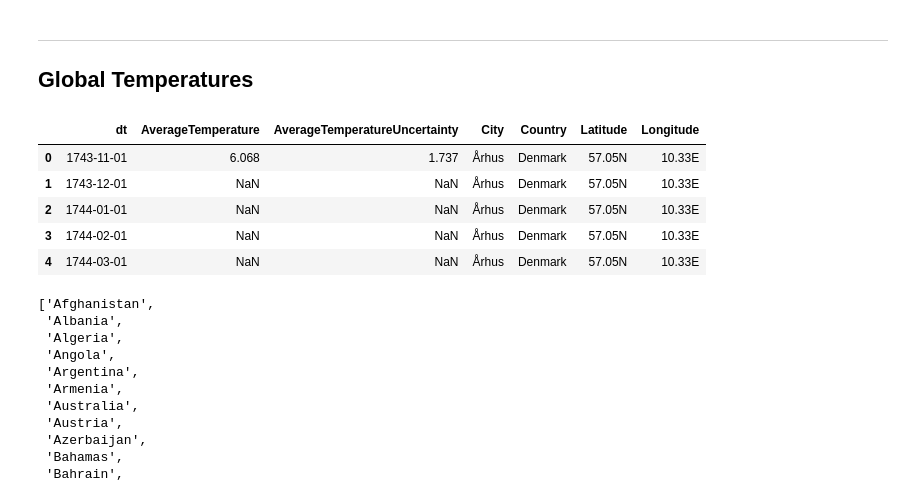
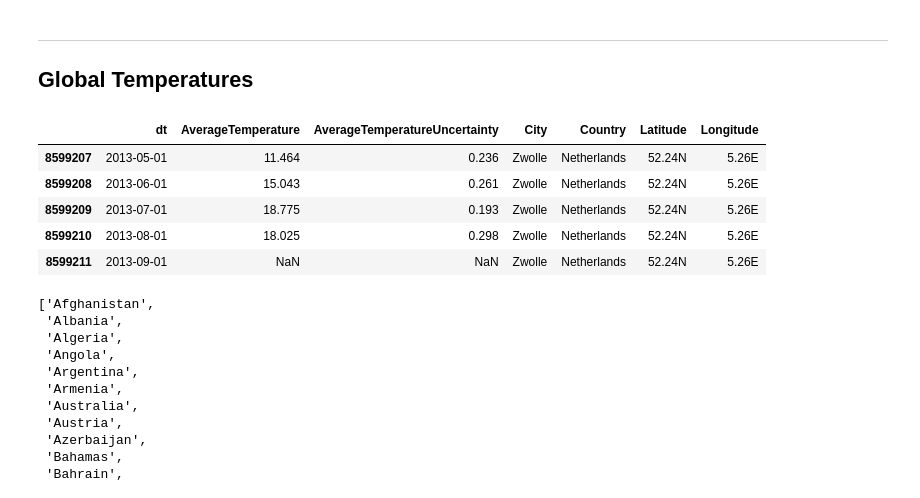
Before and after one commit to Morgan-Sell/usa-tourism-etl, a Jupyter notebook: eda_project_scope.ipynb, the cells around one changed output. Drawn from its saved outputs; the diff is of its cells as text; code cells hidden in the pictures.

```diff
--- a/eda_project_scope.ipynb
+++ b/eda_project_scope.ipynb
@@ -134,14 +134,14 @@ tourists.iloc[:5, 8:20]
 ---
 ## Global Temperatures
 # %%
-temps.head()
+temps.tail()
 # %% [output]
 |  | dt | AverageTemperature | AverageTemperatureUncertainty | City | Country | Latitude | Longitude |
-| 0 | 1743-11-01 | 6.068 | 1.737 | Århus | Denmark | 57.05N | 10.33E |
-| 1 | 1743-12-01 | NaN | NaN | Århus | Denmark | 57.05N | 10.33E |
-| 2 | 1744-01-01 | NaN | NaN | Århus | Denmark | 57.05N | 10.33E |
-| 3 | 1744-02-01 | NaN | NaN | Århus | Denmark | 57.05N | 10.33E |
-| 4 | 1744-03-01 | NaN | NaN | Århus | Denmark | 57.05N | 10.33E |
+| 8599207 | 2013-05-01 | 11.464 | 0.236 | Zwolle | Netherlands | 52.24N | 5.26E |
+| 8599208 | 2013-06-01 | 15.043 | 0.261 | Zwolle | Netherlands | 52.24N | 5.26E |
+| 8599209 | 2013-07-01 | 18.775 | 0.193 | Zwolle | Netherlands | 52.24N | 5.26E |
+| 8599210 | 2013-08-01 | 18.025 | 0.298 | Zwolle | Netherlands | 52.24N | 5.26E |
+| 8599211 | 2013-09-01 | NaN | NaN | Zwolle | Netherlands | 52.24N | 5.26E |
 # %%
 sorted(temps.Country.unique())
 # %% [output]
```
